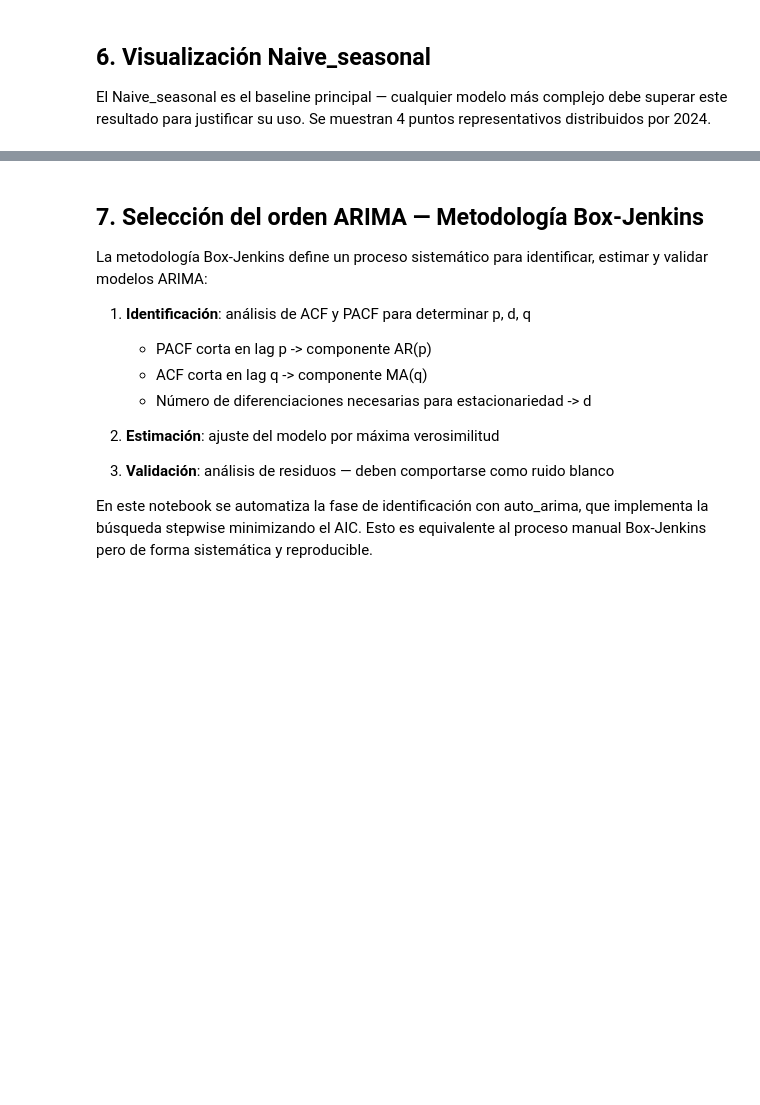
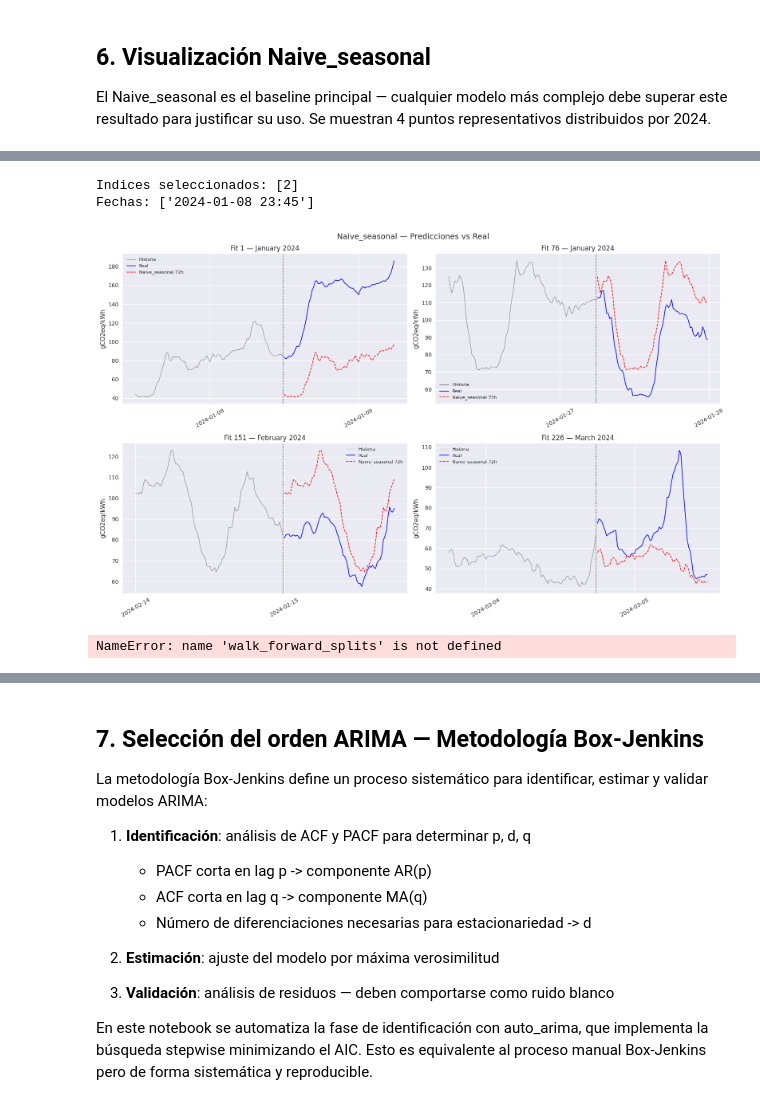
Before and after one commit to Pablomontejo09/TFM_Wattnet, a Jupyter notebook: notebooks/03_Naive_ARIMA.ipynb, the cells around one changed output, grey strips where cells are left out. Cells and saved outputs as stored; diff of their text form; code cells hidden in the pictures; blank space fills up the shorter version.

Commit message:
notebooks 01-04 corregidos: 15min, bootstrap IC, walk-forward paso 8 dias

```diff
--- a/notebooks/03_Naive_ARIMA.ipynb
+++ b/notebooks/03_Naive_ARIMA.ipynb
@@ -259,0 +224,75 @@ plt.show()
+# %%
+plot_indices_clean = []
+target_months = [1, 4, 6, 9]
+
+for month in target_months:
+    for i, fit in enumerate(preds_naive_plot):
+        ct = fit["cutoff_time"]
+        if ct.month == month and ct.hour == 23 and ct.minute == 45:
+            plot_indices_clean.append(i)
+            break
+
+print("Indices seleccionados:", plot_indices_clean)
+print("Fechas:", [preds_naive_plot[i]["cutoff_time"].strftime('%Y-%m-%d %H:%M') for i in plot_indices_clean])
+# %% [output]
+Indices seleccionados: [2]
+Fechas: ['2024-01-08 23:45']
+# %%
+import matplotlib.dates as mdates
+
+fig, axes = plt.subplots(2, 2, figsize=(16, 10))
+fig.suptitle("Naive_seasonal — Predicciones vs Real", fontsize=14)
+
+for idx, split_idx in enumerate([0, 75, 150, 225]):
+    ax = axes[idx // 2][idx % 2]
+    fit         = preds_naive_plot[split_idx]
+    cutoff_time = fit["cutoff_time"]
+    train_w     = fit["train_window"]
+    test_72     = fit["72h"]["test"]
+    pred_72     = fit["72h"]["pred"]
+
+    history = train_w.iloc[-4 * SEASONAL_PERIOD:]
+    ax.plot(history.index, history.values,
+            color="gray", label="Historia", linewidth=0.8)
+    ax.plot(test_72.index, test_72.values,
+            color="blue", label="Real", linewidth=1.2)
+    ax.plot(test_72.index, pred_72,
+            color="red", linestyle="--", label="Naive_seasonal 72h", linewidth=1.2)
+    ax.axvline(x=cutoff_time, color="black", linestyle=":", linewidth=1.0)
+    ax.set_title(f"Fit {split_idx+1} — {cutoff_time.strftime('%B %Y')}")
+    ax.set_ylabel("gCO2eq/kWh")
+    ax.legend(fontsize=8)
+    ax.xaxis.set_major_locator(mdates.DayLocator())
+    ax.xaxis.set_major_formatter(mdates.DateFormatter('%Y-%m-%d'))
+    ax.tick_params(axis="x", rotation=30)
+
+plt.tight_layout()
+plt.savefig("/home/ubuntu/TFM/figures/naive_predicciones.png", dpi=150, bbox_inches="tight")
+plt.show()
+# %% [output]
+[figure, added]
+# %%
+# Ver en qué índices del nuevo cfg_wf caen los mismos puntos que antes
+splits_new = list(walk_forward_splits(y_val, HORIZONS, cfg_wf))
+cutoffs_new = [s[0].index[-1] for s in splits_new]
+
+# Los 4 cutoffs antiguos (fits 0,3,6,9 con paso 28 días desde min_history=28 días)
+splits_old_step = 28 * SEASONAL_PERIOD
+min_hist = 28 * SEASONAL_PERIOD
+old_indices_in_val = [min_hist + i * splits_old_step for i in [0, 3, 6, 9]]
+old_cutoffs = [y_val.index[i - 1] for i in old_indices_in_val if i <= len(y_val)]
+
+print("Cutoffs antiguos:", old_cutoffs)
+print()
+
+# Encontrar los índices en el nuevo cfg que más se acercan
+plot_indices = []
+for old_ct in old_cutoffs:
+    diffs = [abs((ct - old_ct).total_seconds()) for ct in cutoffs_new]
+    best = diffs.index(min(diffs))
+    plot_indices.append(best)
+    print(f"Antiguo: {old_ct.strftime('%Y-%m-%d')} → Nuevo índice {best}: {cutoffs_new[best].strftime('%Y-%m-%d')}")
+
+print("\nPLOT_INDICES =", plot_indices)
+# %% [output]
+NameError: name 'walk_forward_splits' is not defined
```
Also changed, not shown: parts of 19 cells of this notebook, 20 other files.
